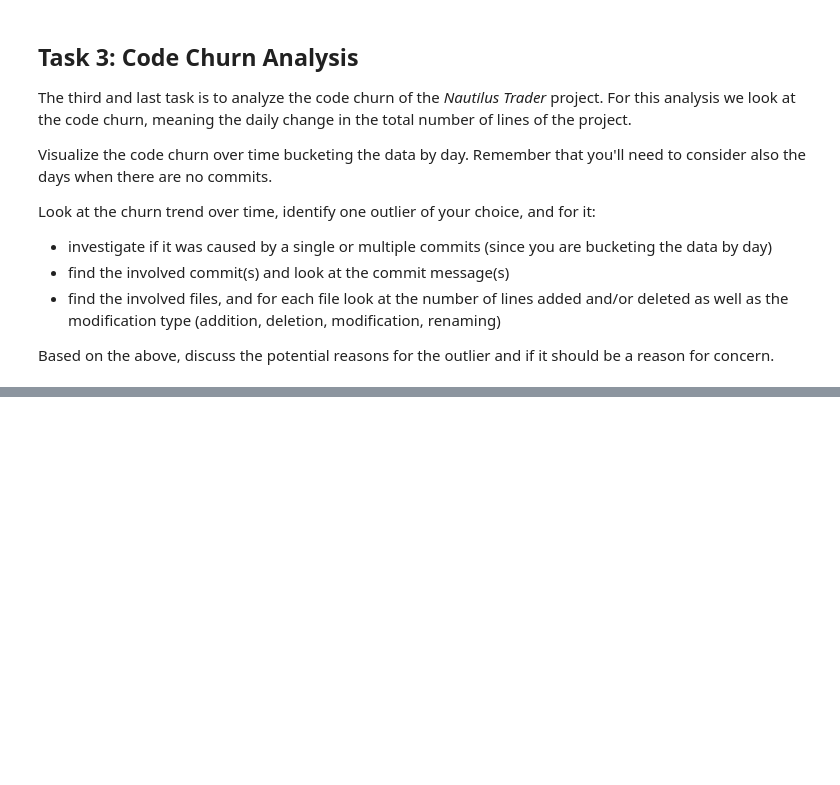
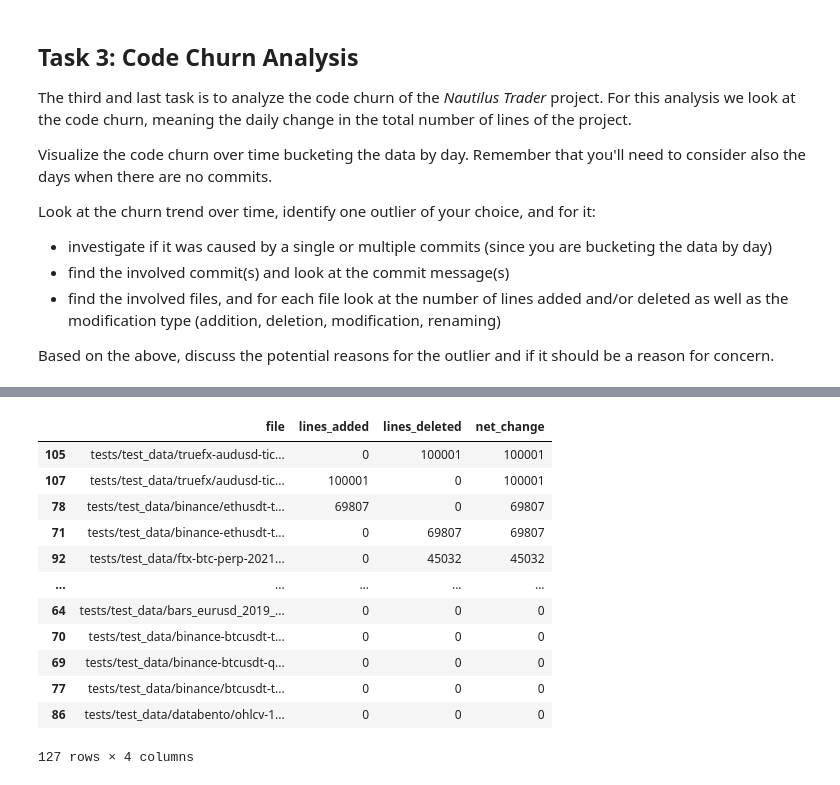
Before and after one commit to Franxion/Software-Evolution-II, a Jupyter notebook: FSS-SEII-Assignment-2024.ipynb, the cells around one changed output, grey strips where cells are left out. Drawn from its saved outputs; the diff is of its cells as text; code cells hidden in the pictures; blank space fills up the shorter version.

```diff
--- a/FSS-SEII-Assignment-2024.ipynb
+++ b/FSS-SEII-Assignment-2024.ipynb
@@ -395,0 +481,7 @@ Based on the above, discuss the potential reasons for the outlier and if it shou
+# %%
+for commit in outlier_commits:
+    print(f"Commit Hash: {commit.hexsha}")
+    print(f"Author: {commit.author.name}")
+    print(f"Date: {datetime.fromtimestamp(commit.committed_date)}")
+    print(f"Message:\n{commit.message}")
+    print("-" * 80)
@@ -395,0 +577,31 @@ Based on the above, discuss the potential reasons for the outlier and if it shou
+# %%
+# Summarize churn at the file level
+file_summary = []
+for commit in outlier_commits:
+    for file, stats in commit.stats.files.items():
+        file_summary.append({
+            'file': file,
+            'lines_added': stats['insertions'],
+            'lines_deleted': stats['deletions'],
+            'net_change': stats['lines']
+        })
+
+file_summary_df = pd.DataFrame(file_summary)
+file_summary_df = file_summary_df.groupby('file').sum().reset_index()
+
+# Sort by net change
+file_summary_df.sort_values(by='net_change', ascending=False)
+# %% [output]
+|  | file | lines_added | lines_deleted | net_change |
+| 105 | tests/test_data/truefx-audusd-tic... | 0 | 100001 | 100001 |
+| 107 | tests/test_data/truefx/audusd-tic... | 100001 | 0 | 100001 |
+| 78 | tests/test_data/binance/ethusdt-t... | 69807 | 0 | 69807 |
+| 71 | tests/test_data/binance-ethusdt-t... | 0 | 69807 | 69807 |
+| 92 | tests/test_data/ftx-btc-perp-2021... | 0 | 45032 | 45032 |
+| ... | ... | ... | ... | ... |
+| 64 | tests/test_data/bars_eurusd_2019_... | 0 | 0 | 0 |
+| 70 | tests/test_data/binance-btcusdt-t... | 0 | 0 | 0 |
+| 69 | tests/test_data/binance-btcusdt-q... | 0 | 0 | 0 |
+| 77 | tests/test_data/binance/btcusdt-t... | 0 | 0 | 0 |
+| 86 | tests/test_data/databento/ohlcv-1... | 0 | 0 | 0 |
+127 rows × 4 columns
```
Also changed, not shown: parts of 15 cells of this notebook.
